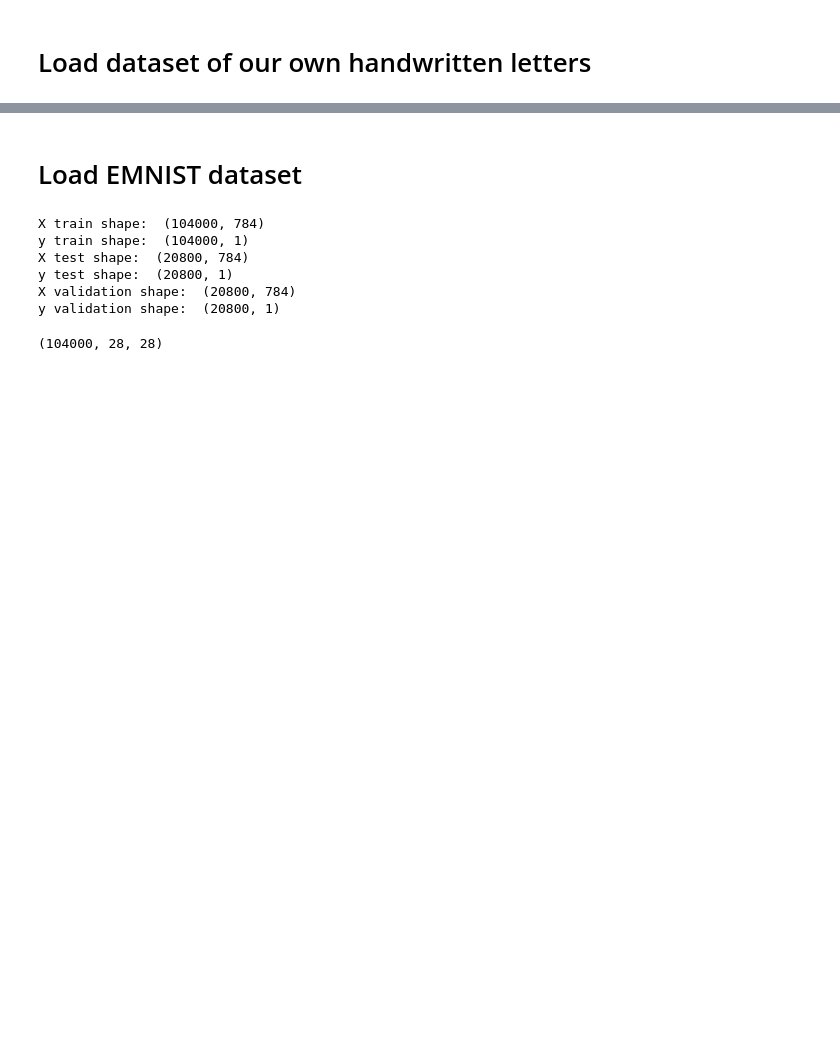
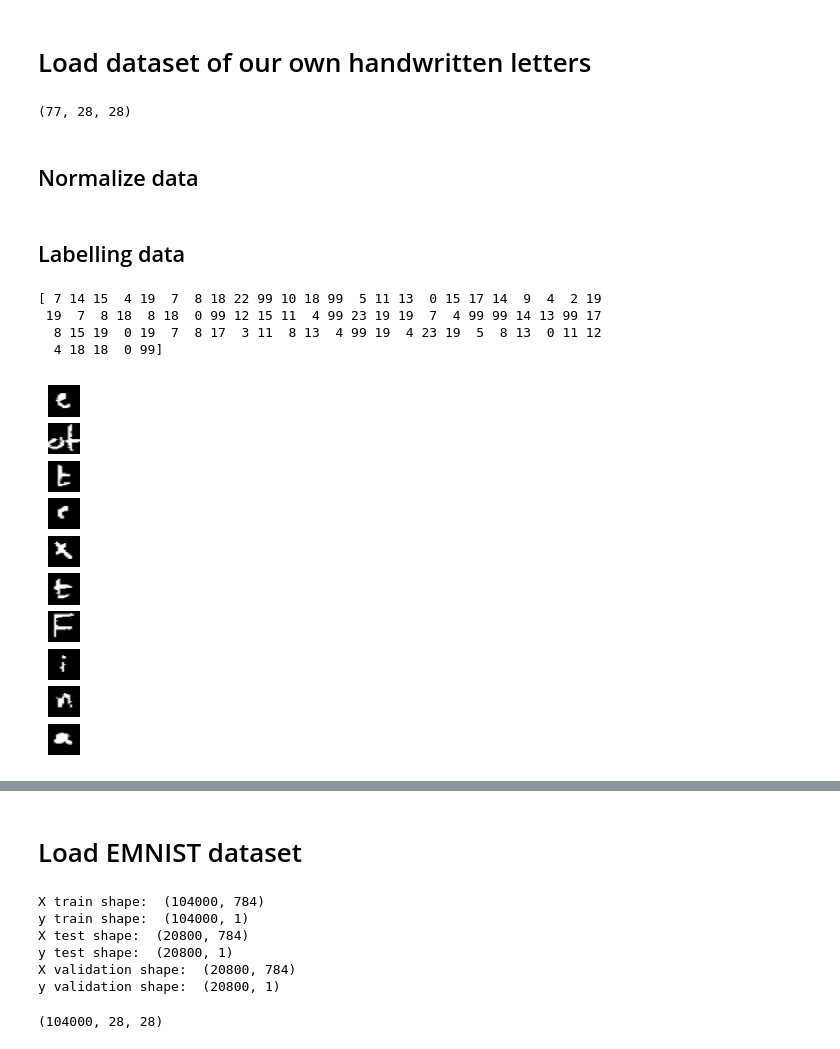
Before and after one commit to YuqinGuan/EITP40-finalProject, a Jupyter notebook: pre_training.ipynb, the cells around one changed output, grey strips where cells are left out. Saved outputs shown, nothing was run; the diff lists cells and outputs as text; code cells hidden in the pictures; blank space fills up the shorter version.

```diff
--- a/pre_training.ipynb
+++ b/pre_training.ipynb
@@ -4,3 +4,18 @@ import numpy as np
 import scipy.io
 # %% [markdown]
 # Load dataset of our own handwritten letters
+# %%
+# Load all char datasets of own handwriting to create larger dataset
+# chars1, chars2, chars3
+
+data1 = np.load('data/training/chars1.npy')
+data2 = np.load('data/training/chars2.npy')
+data3 = np.load('data/training/chars3.npy')
+
+np.concatenate
+data_total = np.concatenate((data1, data2, data3))
+data_total.shape
+# %% [output]
+(77, 28, 28)
+# %% [markdown]
+## Normalize data
@@ -6,0 +31,2 @@ import scipy.io
+# %% [markdown]
+## Labelling data
@@ -6,0 +42,17 @@ import scipy.io
+# %%
+fig, axes = plt.subplots(10)
+for i in range(60,70):
+    axes[i%10].imshow(data[i,:,:], cmap = "gray")
+    axes[i%10].axis('off')
+
+# Manually set labels...
+# labels = 'e,-,t,e,x,t,f,i,n,a'.split(',')
+# y[60:70] = [encode_char(x) for x in labels]
+#print(np.shape(y))
+print(y)
+# %% [output]
+[ 7 14 15  4 19  7  8 18 22 99 10 18 99  5 11 13  0 15 17 14  9  4  2 19
+ 19  7  8 18  8 18  0 99 12 15 11  4 99 23 19 19  7  4 99 99 14 13 99 17
+  8 15 19  0 19  7  8 17  3 11  8 13  4 99 19  4 23 19  5  8 13  0 11 12
+  4 18 18  0 99]
+[figure, added]
```
Also changed, not shown: parts of 7 cells of this notebook, 4 other files.
